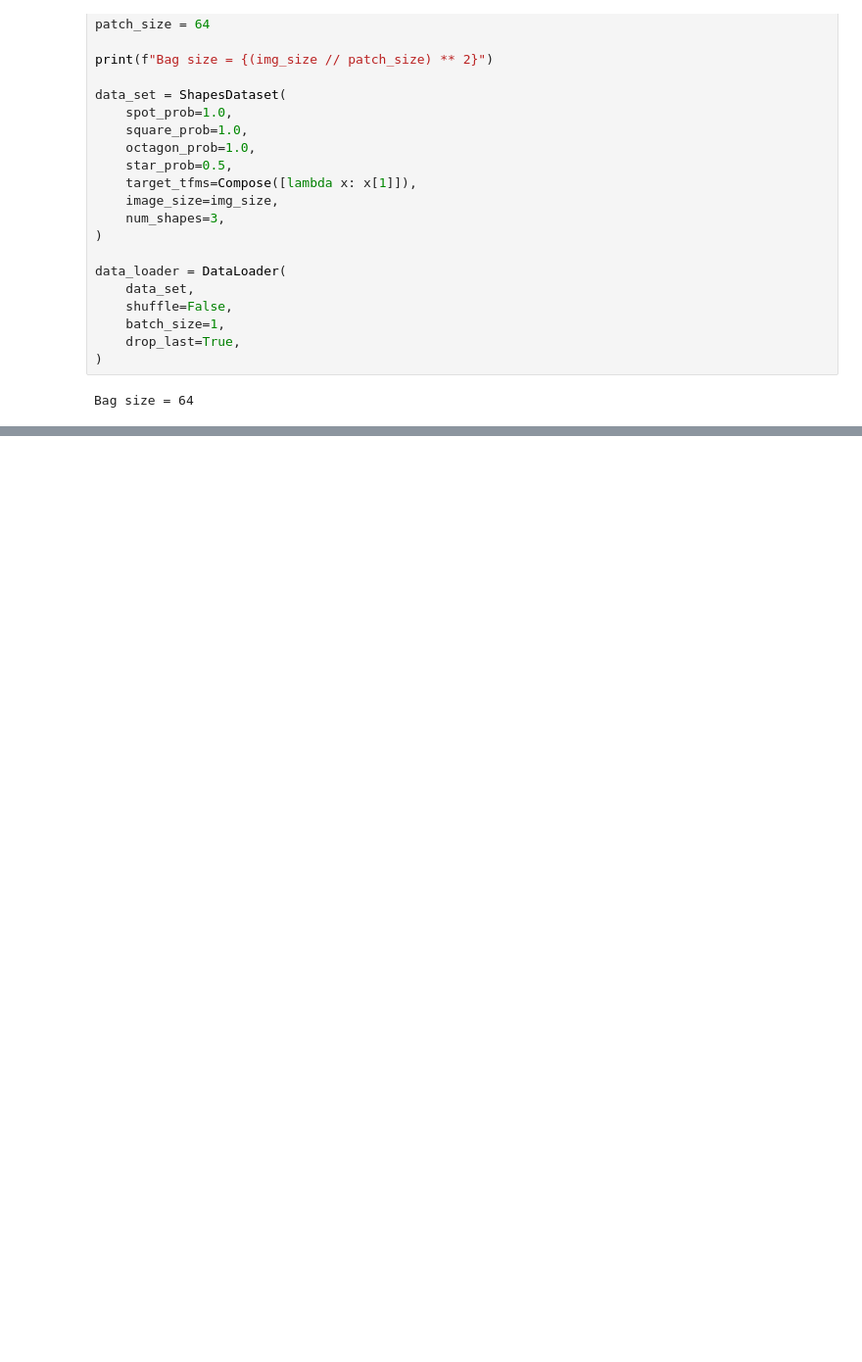
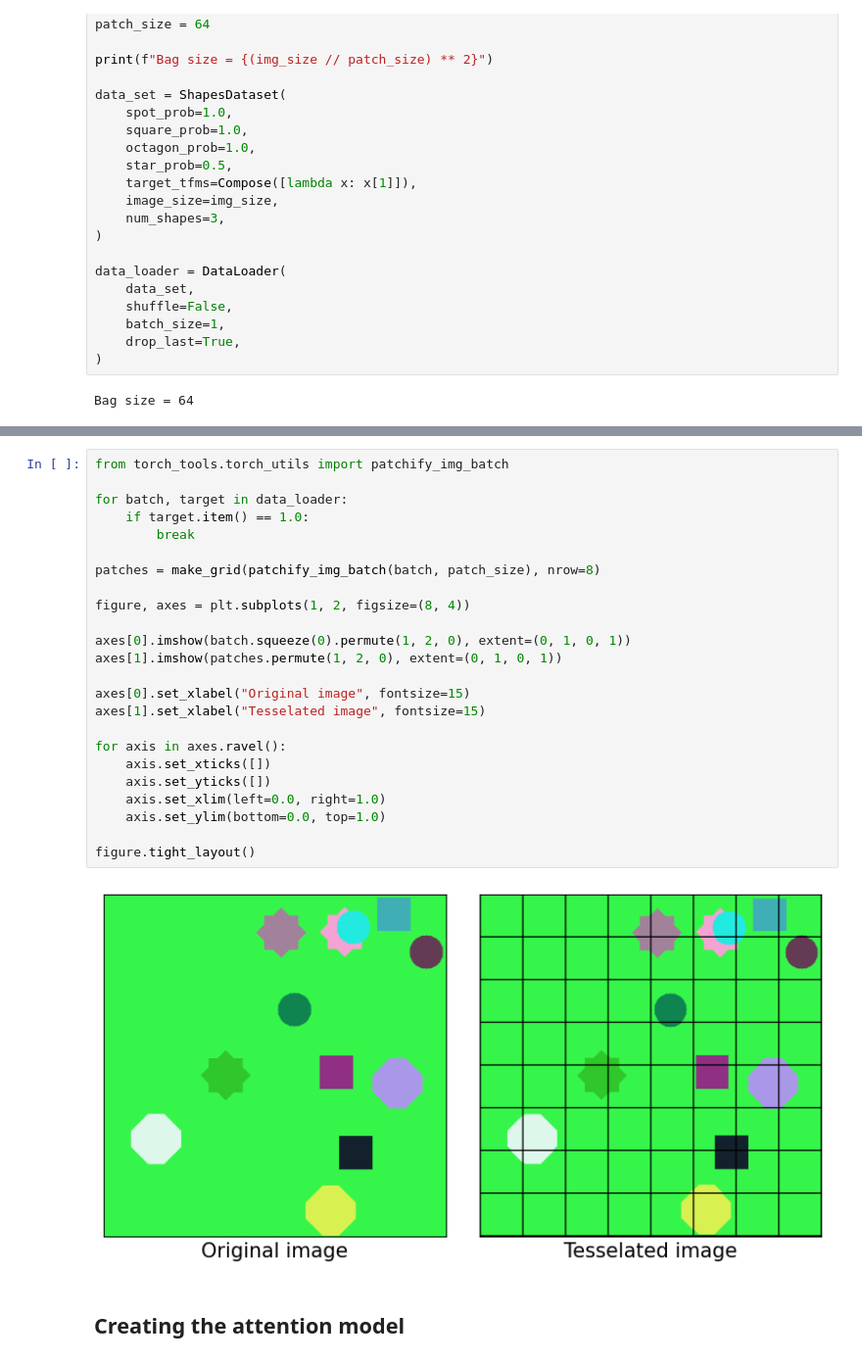
Before and after one commit to jdenholm/TorchTools, a Jupyter notebook: demos/attention-mil-demo.ipynb, the cells around one changed output, grey strips where cells are left out. Shown at 98% size. Saved outputs shown, nothing was run; the diff lists cells and outputs as text; blank space fills up the shorter version.

```diff
--- a/demos/attention-mil-demo.ipynb
+++ b/demos/attention-mil-demo.ipynb
@@ -34,3 +79,31 @@ Bag size = 64
+# %%
+from torch_tools.torch_utils import patchify_img_batch
+
+for batch, target in data_loader:
+    if target.item() == 1.0:
+        break
+
+patches = make_grid(patchify_img_batch(batch, patch_size), nrow=8)
+
+figure, axes = plt.subplots(1, 2, figsize=(8, 4))
+
+axes[0].imshow(batch.squeeze(0).permute(1, 2, 0), extent=(0, 1, 0, 1))
+axes[1].imshow(patches.permute(1, 2, 0), extent=(0, 1, 0, 1))
+
+axes[0].set_xlabel("Original image", fontsize=15)
+axes[1].set_xlabel("Tesselated image", fontsize=15)
+
+for axis in axes.ravel():
+    axis.set_xticks([])
+    axis.set_yticks([])
+    axis.set_xlim(left=0.0, right=1.0)
+    axis.set_ylim(bottom=0.0, top=1.0)
+
+figure.tight_layout()
+# %% [output]
+[figure, added]
+# %% [markdown]
+## Creating the attention model
 # %%
 import torch
 from torch.nn import Module, Linear, Sequential, Tanh
```
Also changed, not shown: parts of 16 cells of this notebook.
